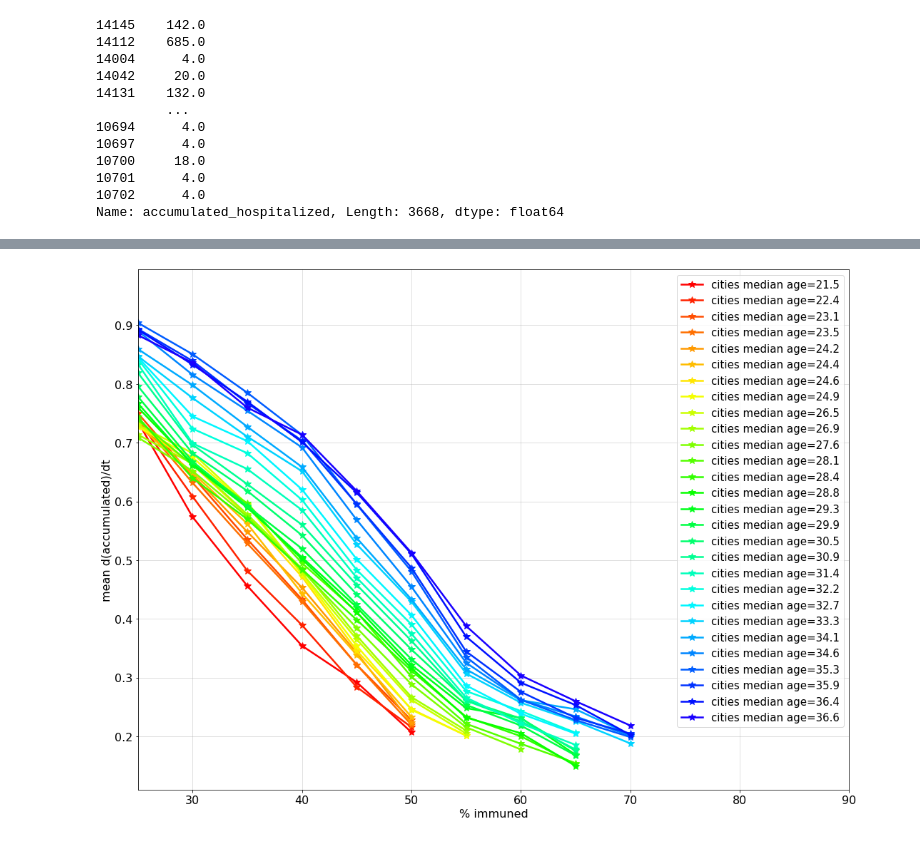
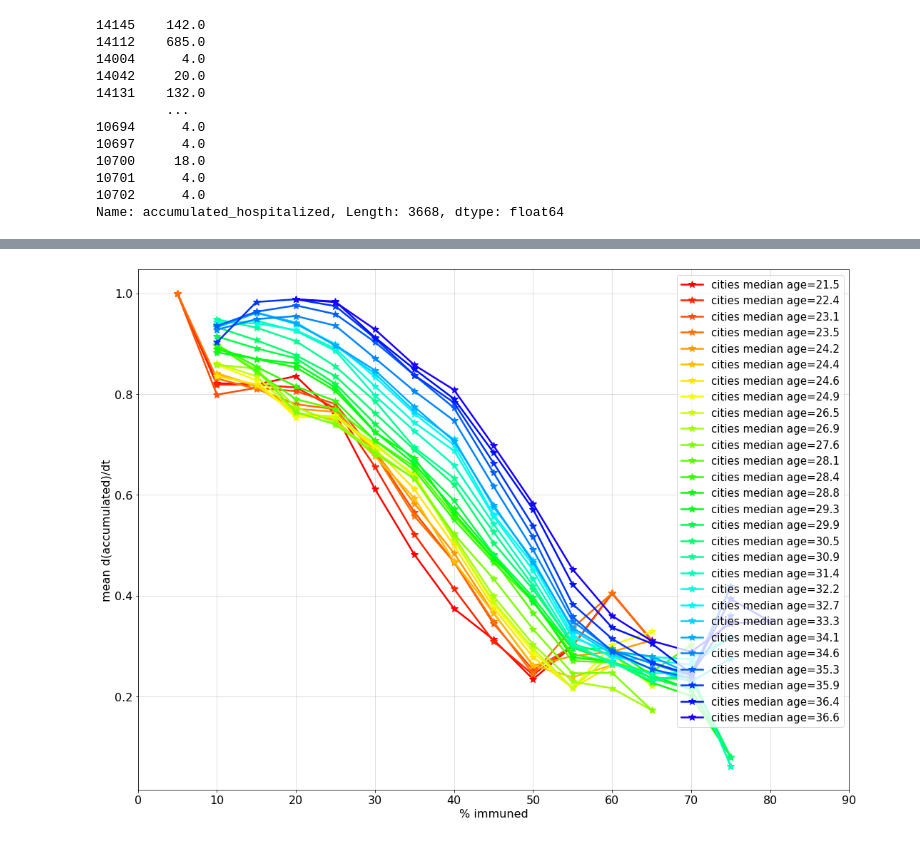
Before and after one commit to CoronaPolicy/prediction_model, a Jupyter notebook: israel_data/analyze_vacc_data_per_city.ipynb, the cells around one changed output, grey strips where cells are left out. Cells and saved outputs as stored; diff of their text form; code cells hidden in the pictures.

```diff
--- a/israel_data/analyze_vacc_data_per_city.ipynb
+++ b/israel_data/analyze_vacc_data_per_city.ipynb
@@ -416,7 +436,7 @@ Name: accumulated_hospitalized, Length: 3668, dtype: float64
 # %%
 # cities = ["ירושלים", "בת ים", "בני ברק" ]
 
-sorted_data = geo_stats_40a.sort_values(ascending=False,by=['weeks_from', 'median_age']).dropna()
+sorted_data = geo_stats_40.sort_values(ascending=False,by=['weeks_from', 'median_age']).dropna()
 cities_young = list(sorted_data[sorted_data.weeks_from == 53].iloc()[:15, :].town)
 cities_old = list(sorted_data[sorted_data.weeks_from == 53].iloc()[-15:, :].town)
 cities = cities_young + cities_old
@@ -509,2 +527,0 @@ NameError: name 'geo_stats_40a' is not defined
-# %%
-geo_stats_40['percentage_accumulated_immuned_normalized'] = geo_stats_40['percentage_accumulated_immuned']-geo_stats_40['percentage_accumulated_immuned_country']
@@ -517,4 +528,4 @@ See the caveats in the documentation: https://pandas.pydata.org/pandas-docs/stab
 # %%
-sorted_data = geo_stats_40.sort_values(ascending=False,by=['weeks_from', 'percentage_accumulated_immuned_normalized'])
-cities = list(sorted_data[sorted_data.weeks_from == 53].iloc[[0, 1, 2, 3, 4, 5], :].town)
-cities.append("ירושלים")
+# sorted_data = geo_stats_40.sort_values(ascending=False,by=['weeks_from', 'percentage_accumulated_immuned_normalized'])
+# cities = list(sorted_data[sorted_data.weeks_from == 53].iloc[[0, 1, 2, 3, 4, 5], :].town)
+# cities.append("ירושלים")
@@ -550,2 +531,0 @@ cities.append("ירושלים")
-# %%
-city_data = geo_stats_40[geo_stats_40.town == 'ירושלים']
@@ -632,39 +600,59 @@ per_immu_young = {k: [] for k in np.arange(5, 105,5)}
 geo_stats_40_ordered = geo_stats_40.sort_values(by='median_age').dropna()
 n_cities = 50
 step_size = 5
 buffer = 0
 colors = get_cmap(40) # 'Spectral'
 for i_color, i_c in enumerate(np.arange(buffer, geo_stats_40_ordered['town'].unique().shape[0] - n_cities - buffer, step_size)):
     cities = geo_stats_40_ordered.town.unique()[i_c: i_c + n_cities]
     median_age_cities = []
     total_population_cities = 0
     population_temp = []
     per_immu_cities = {k: [] for k in np.arange(5, 105,5)}
 
     for c in cities:
         city_data = geo_stats_40[geo_stats_40['town'] == c]
         c_english = city_data.town_english.iloc[0]
         median_age_cities.append(city_data.median_age.iloc[0] * city_data.num_population.iloc[0])
         population_temp.append(city_data.num_population.iloc[0])
         total_population_cities += city_data.num_population.iloc[0]
-        diff_accu = moving_average(np.diff(city_data['accumulated_cases']), 4)
-        diff_accu = diff_accu/(np.max(diff_accu)+1e-5)
-        mean_per_immu =  moving_average(city_data['percentage_accumulated_immuned'], 4)[:-1]
-        if diff_accu.max()<100:
-            for a, p in zip(diff_accu, mean_per_immu):
-                index = int(p//5)
-                per_immu_cities[(index+1) * 5].append(a)
+        city_data = city_data[city_data.percentage_accumulated_immuned >= 5]
+        if city_data.size>0:
+            diff_accu = moving_average(np.diff(city_data['accumulated_cases']), 4)
+            mean_per_immu =  moving_average(city_data['percentage_accumulated_immuned'], 4)[:-1]
+            diff_accu = diff_accu/(np.max(diff_accu)+1e-5)
+            if diff_accu.max()<100:
+                for a, p in zip(diff_accu, mean_per_immu):
+                    index = int(p//5)
+                    per_immu_cities[(index+1) * 5].append(a)
 #     print(f"{i_color}: {cities}, n population:{population_temp}")
     median_age_cities = np.sum(median_age_cities)/total_population_cities
     mean_acc_diff = [np.mean(l) for l in per_immu_cities.values() if len(l)> 8]
     std_acc_diff = [np.std(l) for l in per_immu_cities.values() if len(l)> 8]
     per_for_plot = [p for p, v in per_immu_cities.items() if len(v)>8]
     plt.plot(per_for_plot, mean_acc_diff, marker='*', color=colors[i_color], label=f'cities median age={np.round(median_age_cities, 1).astype(float)}')
+
+
+# per_immu_cities = {k: [] for k in np.arange(5, 105,5)}
+# diff_accu = moving_average(np.diff(city_data['accumulated_cases_country']), 4)
+# diff_accu = diff_accu/(np.max(diff_accu)+1e-5)
+# mean_per_immu =  moving_average(city_data['percentage_accumulated_immuned_country'], 4)[:-1]
+# if diff_accu.max()<100:
+#     for a, p in zip(diff_accu, mean_per_immu):
+#         index = int(p//5)
+#         per_immu_cities[(index+1) * 5].append(a)
+#     print(f"{i_color}: {cities}, n population:{population_temp}")
+# mean_acc_diff = [np.mean(l) for l in per_immu_cities.values()]
+# std_acc_diff = [np.std(l) for l in per_immu_cities.values()]
+# per_for_plot = [p for p, v in per_immu_cities.items()]
+# median_age_israel = np.median(geo_stats_40[geo_stats_40.weeks_from == 43].median_age.dropna())
+# plt.plot(per_for_plot, mean_acc_diff, marker='o', color='k', label=f'Israel median age={np.round(median_age_israel, 1).astype(float)}')
+
+
 plt.grid()
 plt.legend(fontsize=15)
-plt.xlim([25, 90])
+plt.xlim([0, 90])
 plt.xlabel("% immuned")
 plt.ylabel("mean d(accumulated)/dt")
 plt.savefig("mean_derivative_of_accumulated_cases_per_median_age.png",  dpi=300, facecolor='white')
 # %% [output]
-[figure, old version]
+[figure, new version]
```
Also changed, not shown: parts of 31 cells of this notebook, 10 other files.
